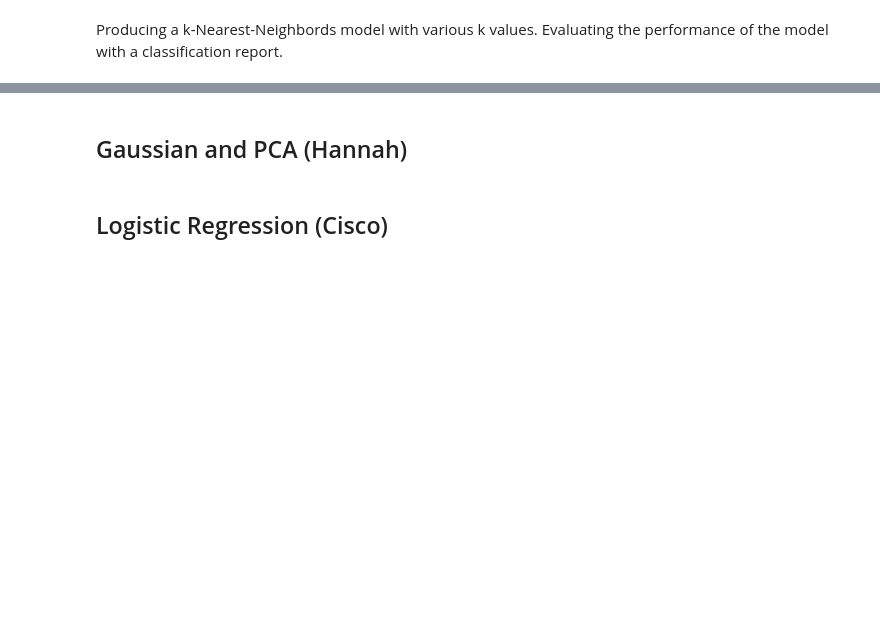
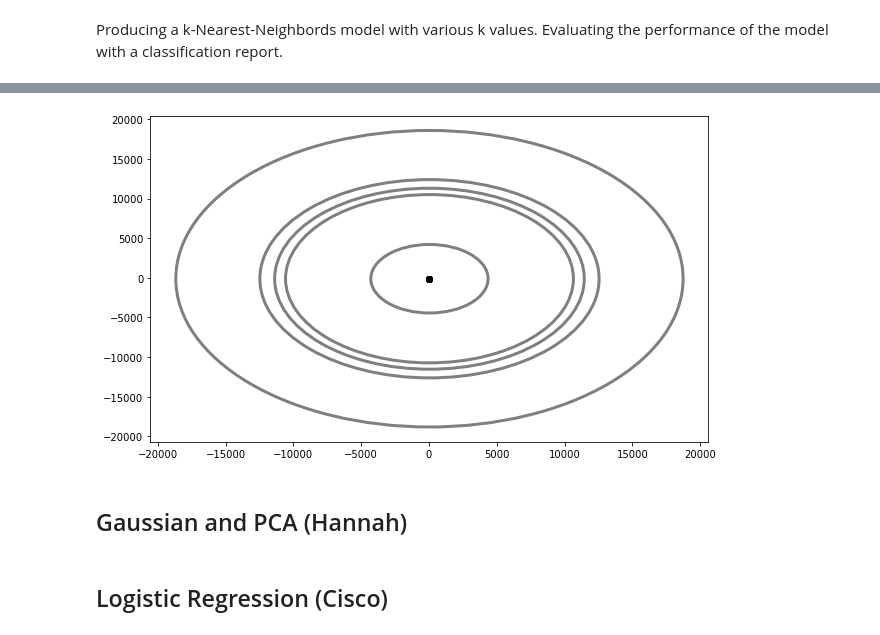
Before and after one commit to pau-you/Wildfires-in-California, a Jupyter notebook: Wildfire_Final_Project.ipynb, the cells around one changed output, grey strips where cells are left out. Saved outputs shown, nothing was run; the diff lists cells and outputs as text; code cells hidden in the pictures; blank space fills up the shorter version.

```diff
--- a/Wildfire_Final_Project.ipynb
+++ b/Wildfire_Final_Project.ipynb
@@ -105,0 +143,5 @@ Producing a k-Nearest-Neighbords model with various k values. Evaluating the per
+# %%
+#create classifcation report for 5-Nearest Neighbor (the one that produced the highest score)
+model1 = KNeighborsClassifier(n_neighbors =5)
+model1.fit(train_data, train_labels)
+print(classification_report(dev_labels, model1.predict(dev_data)))
@@ -106,3 +186,47 @@ Producing a k-Nearest-Neighbords model with various k values. Evaluating the per
+# %%
+#create model with 7 clusters
+#because there are 7 different size categories of the fire
+kmeans = KMeans(n_clusters = 7, random_state = random_state)
+
+#fit the model
+kmeans.fit(train_data)
+
+# predict cluster
+clusters = kmeans.predict(train_data)
+
+#centroids
+centroids = km_model.cluster_centers_
+# %%
+#making kmeans for 7 clusters
+kmeans = KMeans(n_clusters=7)
+kmeans.fit(train_data)
+ymeans = kmeans.predict(train_data)
+fig, ax = plt.subplots(1, figsize=(10, 6))
+
+#creating an array to find x values of centroids
+centers = kmeans.cluster_centers_
+x_centers = []
+for i in range(0,7):
+    x = centers[i][0]
+    x_centers.append(x)
+#creating an array to find y values of centroids
+y_centers = []
+for i in range(0,7):
+    y = centers[i][1]
+    y_centers.append(y)
+
+#plotting the centers of the clusters
+ax.scatter(x_centers, y_centers, color = 'black')
+
+#creating circles for each cluster
+for i in range(7):
+    radii = cdist(train_data[kmeans.labels_ == i],
+                  [kmeans.cluster_centers_[i]]).max()
+    ax.add_patch(plt.Circle(kmeans.cluster_centers_[i], radii,
+                        fc='#CCCCCC', lw=3, alpha=0.5, ec = 'black', fill=False))
+plt.show()
+# %% [output]
+[figure, added]
 # %% [markdown]
 ## Gaussian and PCA (Hannah)
 # %% [markdown]
```
Also changed, not shown: parts of 9 cells of this notebook.
